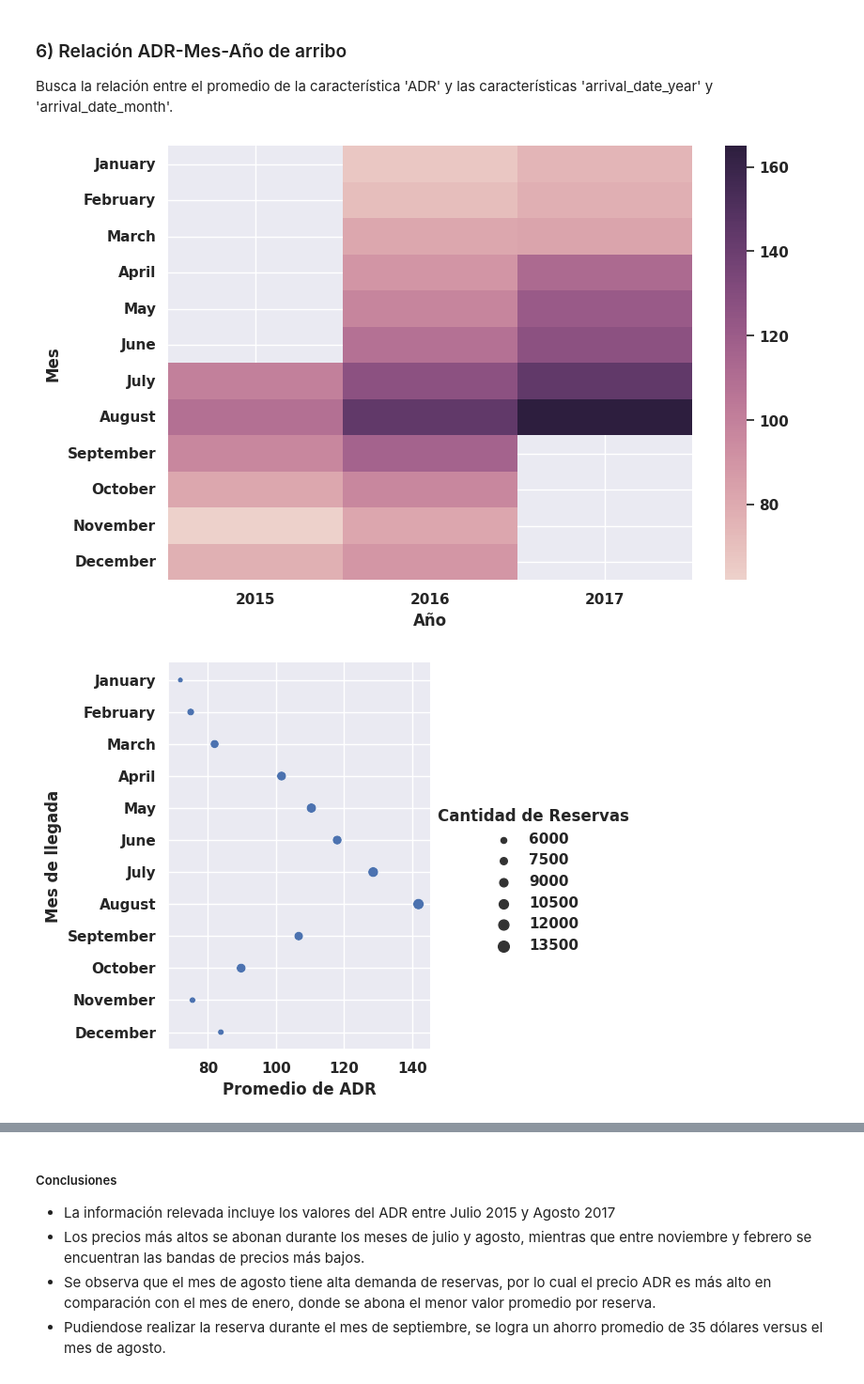
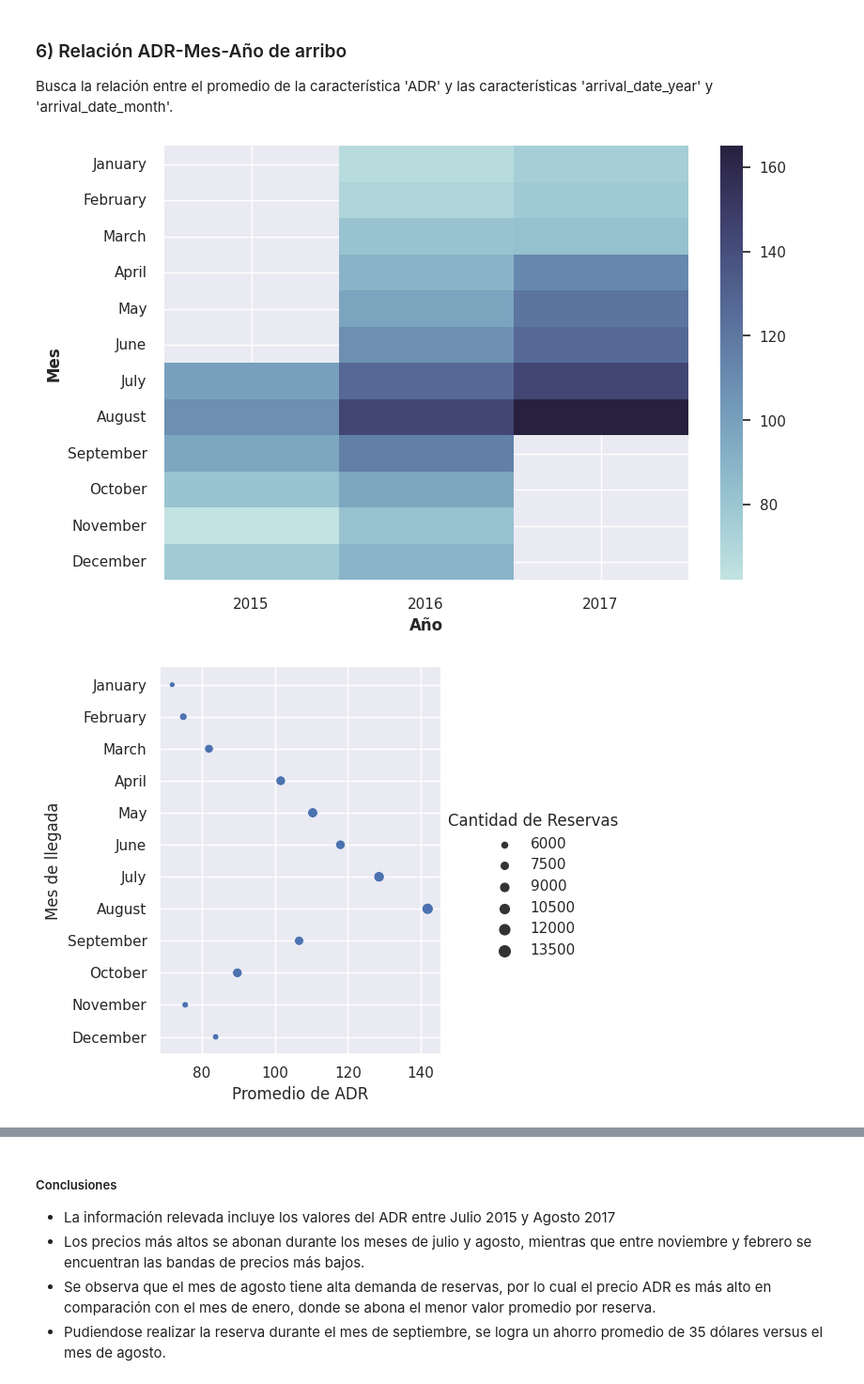
Before and after one commit to omanofx/entregable_1, a Jupyter notebook: Primera_Entrega_Omar_Fernandez.ipynb, the cells around one changed output, grey strips where cells are left out. Shown at 94% size. Cells and saved outputs as stored; diff of their text form; code cells hidden in the pictures.

```diff
--- a/Primera_Entrega_Omar_Fernandez.ipynb
+++ b/Primera_Entrega_Omar_Fernandez.ipynb
@@ -1718,24 +1721,21 @@ analizar_dataframe(df_distribucion, 10)
 
 Busca la relación entre el promedio de la característica 'ADR' y las características 'arrival_date_year' y 'arrival_date_month'.
 # %%
-mpl.style.use('Solarize_Light2')
-sns.set_theme()
-
 df_totales_year_month = df_reservas.groupby(['arrival_date_year', 'arrival_date_month'])[('adr')].mean().reset_index().copy()
 df_totales_year_month['adr'] = df_totales_year_month['adr'].round(0)
 
 df_totales_year_month = df_totales_year_month.pivot(index="arrival_date_month", columns="arrival_date_year", values="adr")
 
 f, ax = plt.subplots(figsize=(9, 6))
 
-sns.heatmap(df_totales_year_month, cmap=sns.cubehelix_palette(as_cmap=True))
+sns.heatmap(df_totales_year_month, cmap=sns.color_palette("ch:start=.2,rot=-.3", as_cmap=True))
 
 ax.set_xlabel("Año")
 ax.set_ylabel("Mes")
 
 plt.show()
 # %% [output]
-[figure, old version]
+[figure, new version]
 # %%
 df_agrupado = df_reservas.groupby('arrival_date_month').agg({'hotel': 'count', 'adr': 'mean'}).reset_index().copy()
 df_agrupado = df_agrupado.rename(columns={'hotel': 'Cantidad de Reservas',
@@ -1754,7 +1754,7 @@ g.set_axis_labels("Promedio de ADR", "Mes de llegada")
 
 plt.show()
 # %% [output]
-[figure, old version]
+[figure, new version]
 # %%
 mpl.style.use('Solarize_Light2')
 df_agrupado = df_reservas.groupby('arrival_date_month').agg({'hotel': 'count', 'adr': 'mean'}).reset_index().copy()
```
Also changed, not shown: parts of 31 cells of this notebook.
